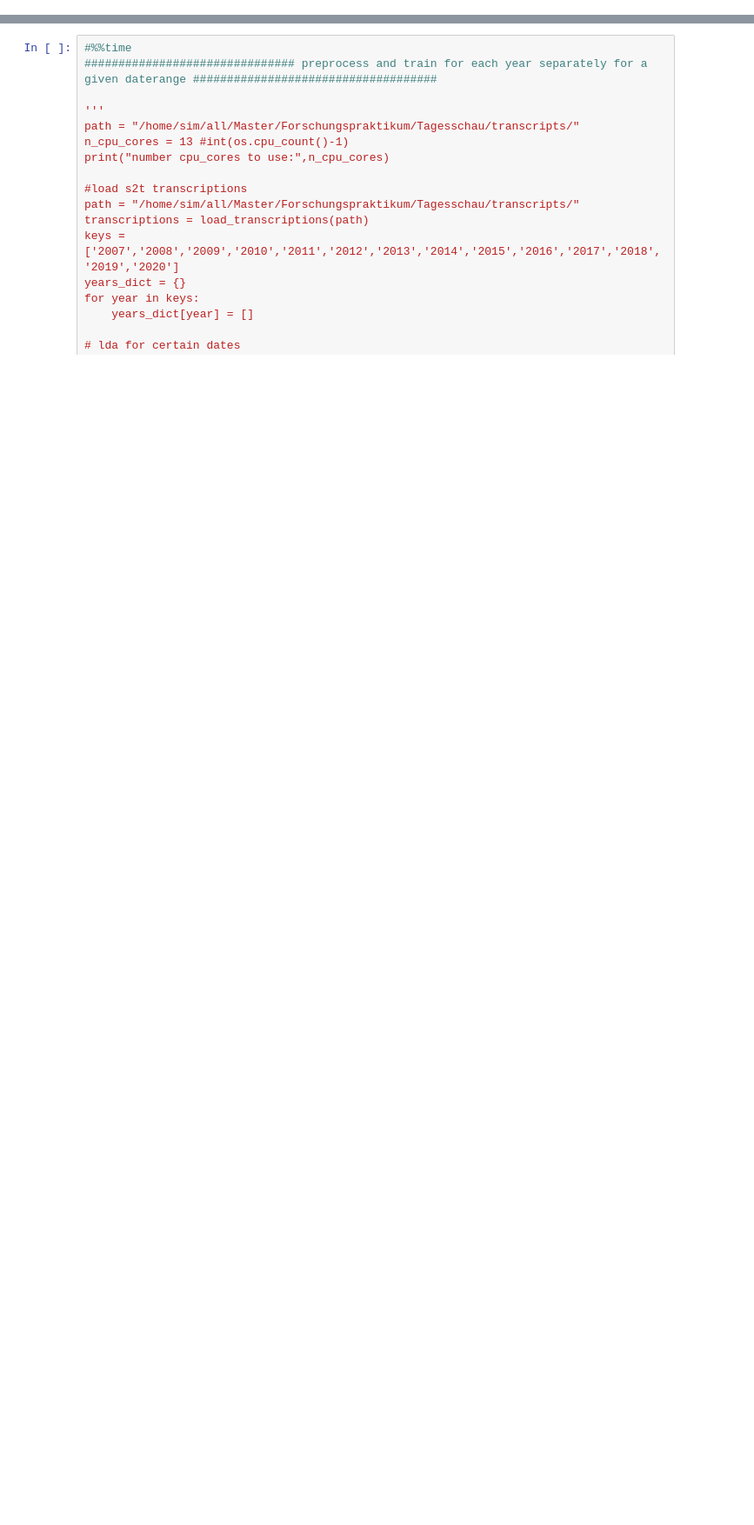
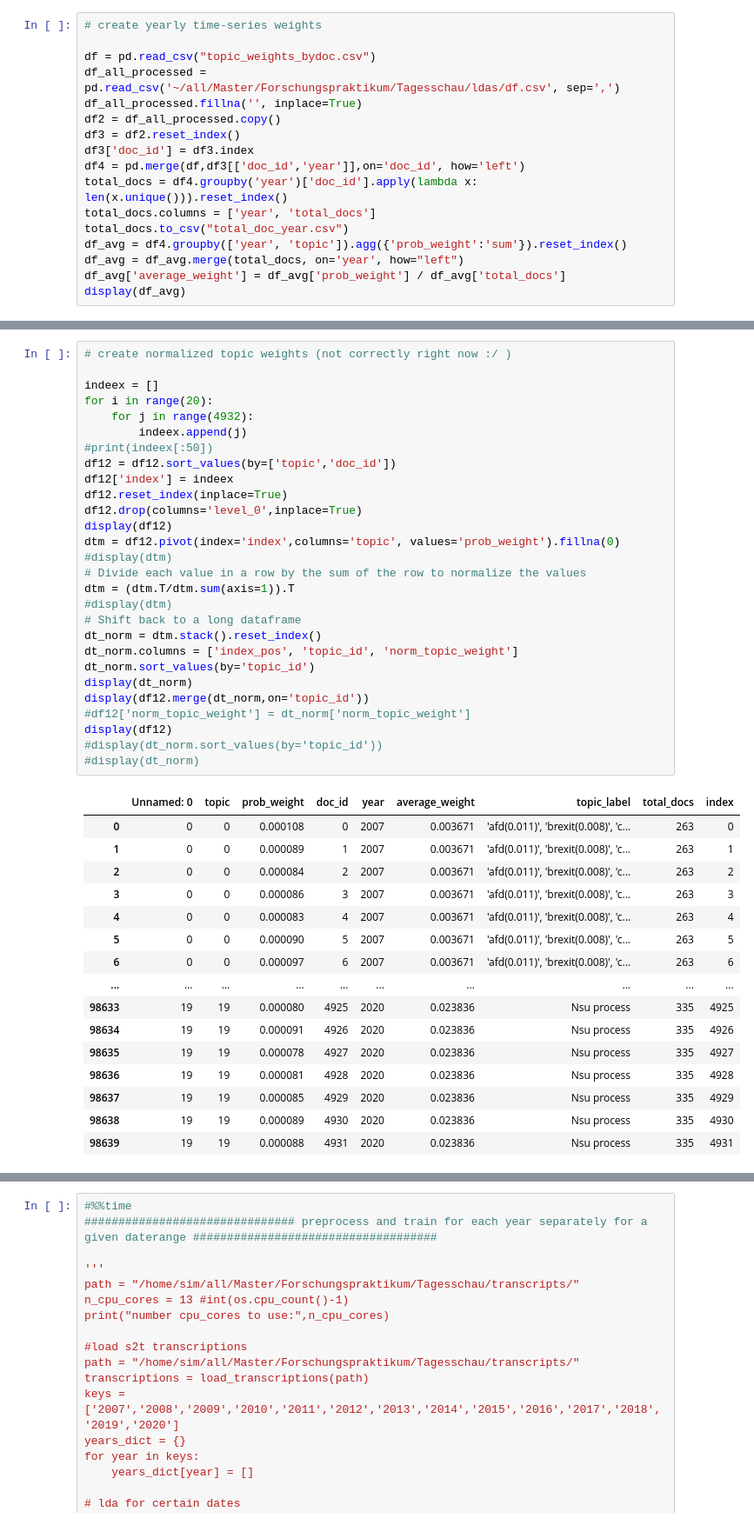
Before and after one commit to timurbachschi/Topic-Analysis-for-Tagesschau-data, a Jupyter notebook: topicModeling.ipynb, the cells around one changed output, grey strips where cells are left out. Shown at 87% size. Cells and saved outputs as stored; diff of their text form; blank space fills up the shorter version.

```diff
--- a/topicModeling.ipynb
+++ b/topicModeling.ipynb
@@ -520,0 +582,17 @@ done
+# %%
+# create yearly time-series weights
+
+df = pd.read_csv("topic_weights_bydoc.csv")
+df_all_processed = pd.read_csv('~/all/Master/Forschungspraktikum/Tagesschau/ldas/df.csv', sep=',')
+df_all_processed.fillna('', inplace=True)
+df2 = df_all_processed.copy()
+df3 = df2.reset_index()
+df3['doc_id'] = df3.index
+df4 = pd.merge(df,df3[['doc_id','year']],on='doc_id', how='left')
+total_docs = df4.groupby('year')['doc_id'].apply(lambda x: len(x.unique())).reset_index()
+total_docs.columns = ['year', 'total_docs']
+total_docs.to_csv("total_doc_year.csv")
+df_avg = df4.groupby(['year', 'topic']).agg({'prob_weight':'sum'}).reset_index()
+df_avg = df_avg.merge(total_docs, on='year', how="left")
+df_avg['average_weight'] = df_avg['prob_weight'] / df_avg['total_docs']
+display(df_avg)
@@ -520,0 +668,45 @@ done
+# %%
+# create normalized topic weights (not correctly right now :/ )
+
+indeex = []
+for i in range(20):
+    for j in range(4932):
+        indeex.append(j)
+#print(indeex[:50])
+df12 = df12.sort_values(by=['topic','doc_id'])
+df12['index'] = indeex
+df12.reset_index(inplace=True)
+df12.drop(columns='level_0',inplace=True)
+display(df12)
+dtm = df12.pivot(index='index',columns='topic', values='prob_weight').fillna(0)
+#display(dtm)
+# Divide each value in a row by the sum of the row to normalize the values
+dtm = (dtm.T/dtm.sum(axis=1)).T
+#display(dtm)
+# Shift back to a long dataframe
+dt_norm = dtm.stack().reset_index()
+dt_norm.columns = ['index_pos', 'topic_id', 'norm_topic_weight']
+dt_norm.sort_values(by='topic_id')
+display(dt_norm)
+display(df12.merge(dt_norm,on='topic_id'))
+#df12['norm_topic_weight'] = dt_norm['norm_topic_weight']
+display(df12)
+#display(dt_norm.sort_values(by='topic_id'))
+#display(dt_norm)
+# %% [output]
+|  | Unnamed: 0 | topic | prob_weight | doc_id | year | average_weight | topic_label | total_docs | index |
+| 0 | 0 | 0 | 0.000108 | 0 | 2007 | 0.003671 | 'afd(0.011)', 'brexit(0.008)', 'c... | 263 | 0 |
+| 1 | 0 | 0 | 0.000089 | 1 | 2007 | 0.003671 | 'afd(0.011)', 'brexit(0.008)', 'c... | 263 | 1 |
+| 2 | 0 | 0 | 0.000084 | 2 | 2007 | 0.003671 | 'afd(0.011)', 'brexit(0.008)', 'c... | 263 | 2 |
+| 3 | 0 | 0 | 0.000086 | 3 | 2007 | 0.003671 | 'afd(0.011)', 'brexit(0.008)', 'c... | 263 | 3 |
+| 4 | 0 | 0 | 0.000083 | 4 | 2007 | 0.003671 | 'afd(0.011)', 'brexit(0.008)', 'c... | 263 | 4 |
+| 5 | 0 | 0 | 0.000090 | 5 | 2007 | 0.003671 | 'afd(0.011)', 'brexit(0.008)', 'c... | 263 | 5 |
+| 6 | 0 | 0 | 0.000097 | 6 | 2007 | 0.003671 | 'afd(0.011)', 'brexit(0.008)', 'c... | 263 | 6 |
+| ... | ... | ... | ... | ... | ... | ... | ... | ... | ... |
+| 98633 | 19 | 19 | 0.000080 | 4925 | 2020 | 0.023836 | Nsu process | 335 | 4925 |
+| 98634 | 19 | 19 | 0.000091 | 4926 | 2020 | 0.023836 | Nsu process | 335 | 4926 |
+| 98635 | 19 | 19 | 0.000078 | 4927 | 2020 | 0.023836 | Nsu process | 335 | 4927 |
+| 98636 | 19 | 19 | 0.000081 | 4928 | 2020 | 0.023836 | Nsu process | 335 | 4928 |
+| 98637 | 19 | 19 | 0.000085 | 4929 | 2020 | 0.023836 | Nsu process | 335 | 4929 |
+| 98638 | 19 | 19 | 0.000089 | 4930 | 2020 | 0.023836 | Nsu process | 335 | 4930 |
+| 98639 | 19 | 19 | 0.000088 | 4931 | 2020 | 0.023836 | Nsu process | 335 | 4931 |
```
Also changed, not shown: parts of 23 cells of this notebook.
